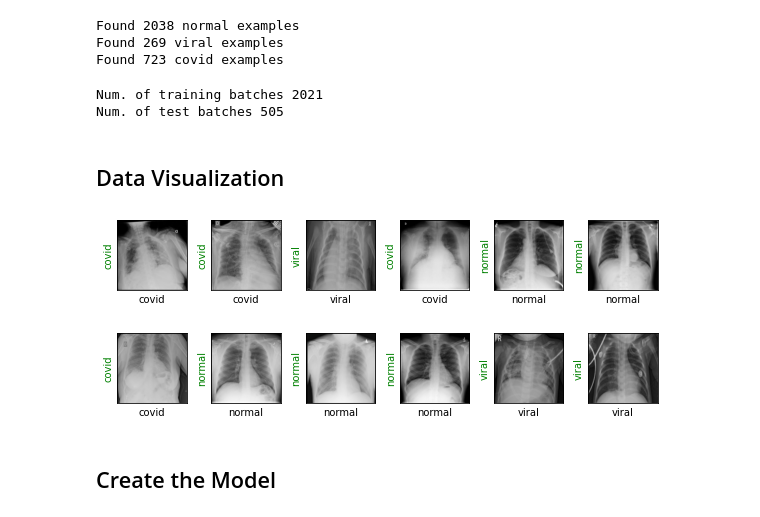
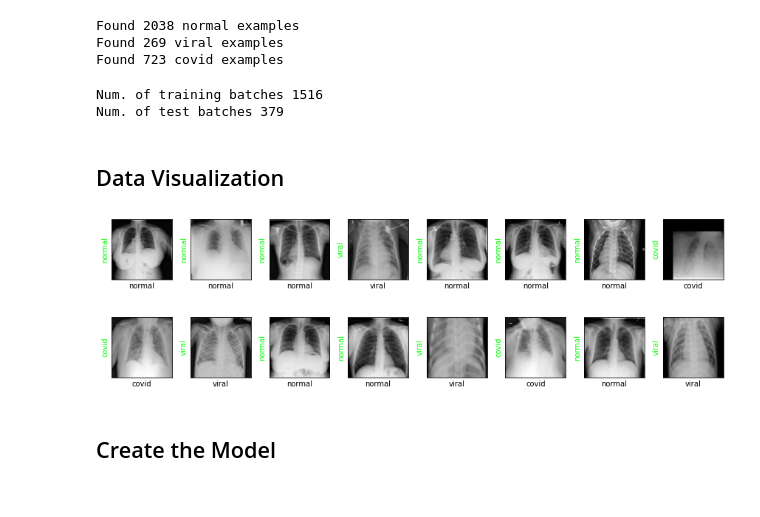
Before and after one commit to trminhnam/pytorch-for-covid19-detection-with-chest-xray-images, a Jupyter notebook: notebook.ipynb, the cells around one changed output. Drawn from its saved outputs; the diff is of its cells as text; code cells hidden in the pictures.

```diff
--- a/notebook.ipynb
+++ b/notebook.ipynb
@@ -4,9 +4,10 @@
 %matplotlib inline
 
 import os
+import time
+import torch
 import shutil
 import random
-import torch
 import torchvision
 import numpy as np
 import pandas as pd
@@ -15,6 +16,8 @@ from PIL import Image
 from matplotlib import pyplot as plt
 
 torch.manual_seed(0)
+TRAIN = 'train'
+TEST = 'test'
 
 print('Using PyTorch version', torch.__version__)
 # %% [output]
@@ -128,5 +148,5 @@ Found 723 covid examples
 # %%
-batch_size = 6
+batch_size = 8
 
 dataloader_train = torch.utils.data.DataLoader(train_dataset,
                                         batch_size=batch_size,
@@ -136,20 +156,25 @@ dataloader_test = torch.utils.data.DataLoader(test_dataset,
                                         batch_size=batch_size,
                                         shuffle=True)
 
+dataloaders = {
+    TRAIN: dataloader_train,
+    TEST: dataloader_test,
+}
+
 print('Num. of training batches', len(dataloader_train))
 print('Num. of test batches', len(dataloader_test))
 # %% [output]
-Num. of training batches 2021
-Num. of test batches 505
+Num. of training batches 1516
+Num. of test batches 379
 # %% [markdown]
 ## Data Visualization
 # %%
-cllass_names = train_dataset.class_names
+class_names = image_datasets[TRAIN].class_names
 
 def show_images(images, labels, preds):
-    plt.figure(figsize=(8,4))
+    plt.figure(figsize=(12, 8))
     for i, image in enumerate(images):
-        plt.subplot(1, 6, i + 1, xticks=[], yticks=[])
+        plt.subplot(1, 8, i + 1, xticks=[], yticks=[])
         image = image.numpy().transpose((1, 2, 0))
         mean = np.array([0.485, 0.456, 0.406])
         std = np.array([0.229, 0.224, 0.225])
@@ -157,22 +182,24 @@ def show_images(images, labels, preds):
         image = np.clip(image, 0., 1.)
         plt.imshow(image)
 
-        col = 'green' if preds[i] == labels[i] else 'red'
+        col = 'lime' if preds[i] == labels[i] else 'red'
 
         plt.xlabel(f'{class_names[int(labels[i].numpy())]}')
         plt.ylabel(f'{class_names[int(preds[i].numpy())]}', color=col)
     plt.tight_layout()
     plt.show()
 # %%
-images, labels = next(iter(dataloader_train))
+itr_train = iter(dataloaders[TRAIN])
+images, labels = next(itr_train)
 show_images(images, labels, labels)
 # %% [output]
-[figure, old version]
+[figure, new version]
 # %%
-images, labels = next(iter(dataloader_test))
+itr_test = iter(dataloaders[TEST])
+images, labels = next(itr_test)
 show_images(images, labels, labels)
 # %% [output]
-[figure, old version]
+[figure, new version]
 # %% [markdown]
 ## Create the Model
 # %%
```
Also changed, not shown: parts of 9 cells of this notebook.
